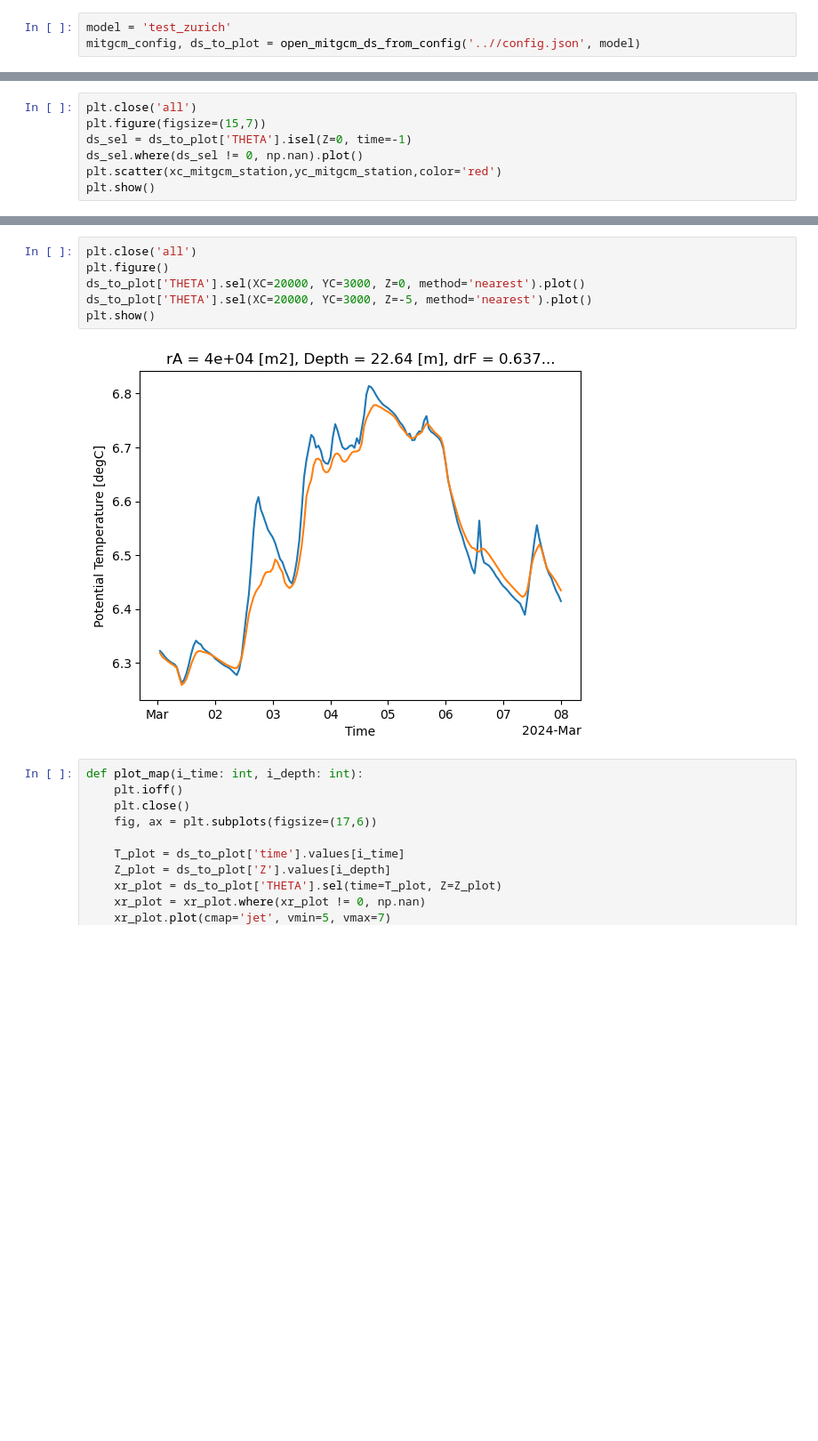
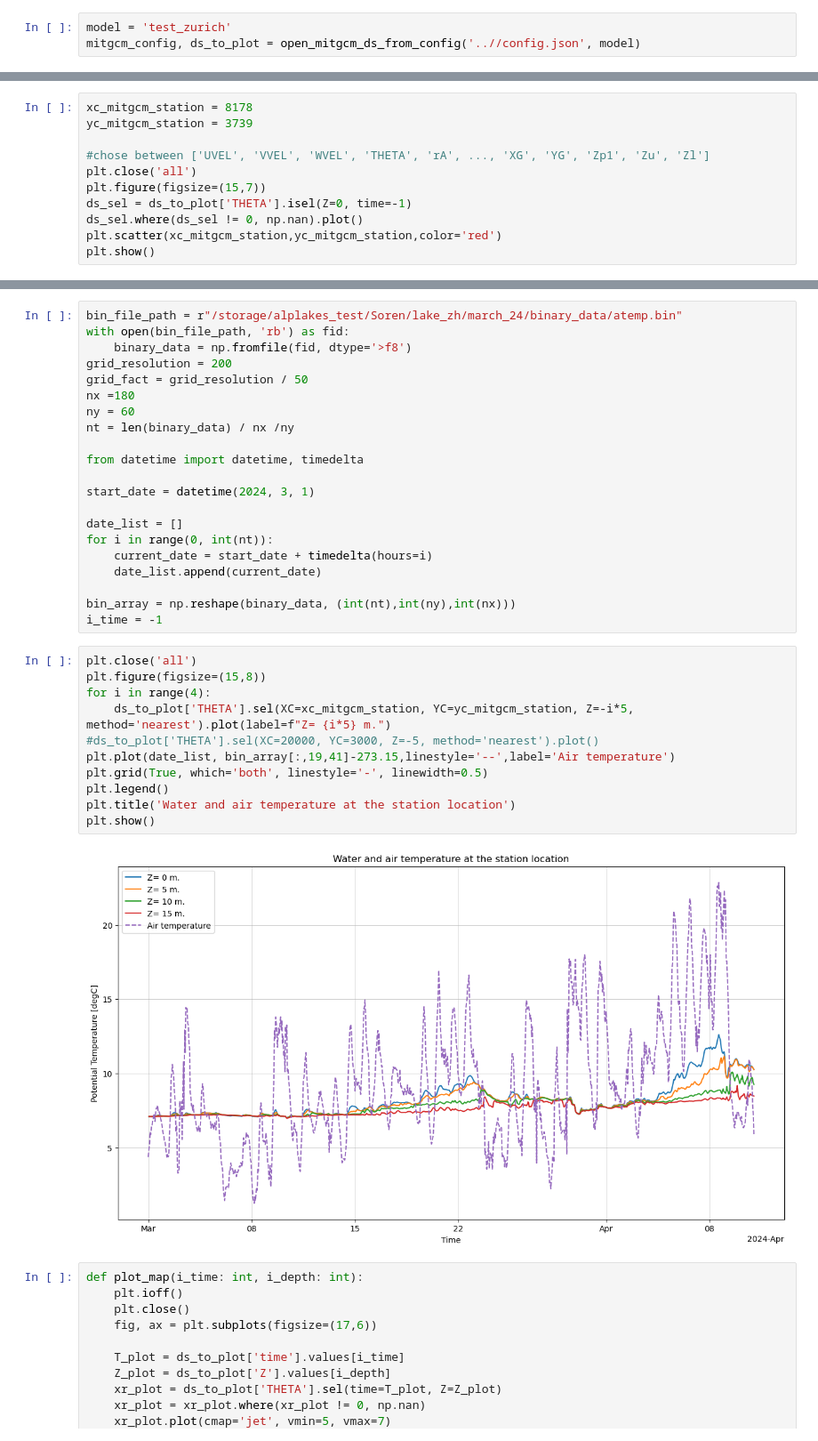
Before and after one commit to leroquan/plot_results, a Jupyter notebook: mitgcm/results_analysis/display_binary_results.ipynb, the cells around one changed output, grey strips where cells are left out. Shown at 89% size. Saved outputs shown, nothing was run; the diff lists cells and outputs as text; blank space fills up the shorter version.

```diff
--- a/mitgcm/results_analysis/display_binary_results.ipynb
+++ b/mitgcm/results_analysis/display_binary_results.ipynb
@@ -31,4 +33,8 @@ ds_to_plot = ds_to_plot.isel(YG=range(0,54), YC=range(0,54))
 # %%
+xc_mitgcm_station = 8178
+yc_mitgcm_station = 3739
+
+#chose between ['UVEL', 'VVEL', 'WVEL', 'THETA', 'rA', ..., 'XG', 'YG', 'Zp1', 'Zu', 'Zl']
 plt.close('all')
 plt.figure(figsize=(15,7))
 ds_sel = ds_to_plot['THETA'].isel(Z=0, time=-1)
@@ -40,11 +46,37 @@ plt.show()
+# %%
+bin_file_path = r"/storage/alplakes_test/Soren/lake_zh/march_24/binary_data/atemp.bin"
+with open(bin_file_path, 'rb') as fid:
+    binary_data = np.fromfile(fid, dtype='>f8')
+grid_resolution = 200
+grid_fact = grid_resolution / 50
+nx =180
+ny = 60
+nt = len(binary_data) / nx /ny
+
+from datetime import datetime, timedelta
+
+start_date = datetime(2024, 3, 1)
+
+date_list = []
+for i in range(0, int(nt)):
+    current_date = start_date + timedelta(hours=i)
+    date_list.append(current_date)
+
+bin_array = np.reshape(binary_data, (int(nt),int(ny),int(nx)))
+i_time = -1
 # %%
 plt.close('all')
-plt.figure()
-ds_to_plot['THETA'].sel(XC=20000, YC=3000, Z=0, method='nearest').plot()
-ds_to_plot['THETA'].sel(XC=20000, YC=3000, Z=-5, method='nearest').plot()
+plt.figure(figsize=(15,8))
+for i in range(4):
+    ds_to_plot['THETA'].sel(XC=xc_mitgcm_station, YC=yc_mitgcm_station, Z=-i*5, method='nearest').plot(label=f"Z= {i*5} m.")
+#ds_to_plot['THETA'].sel(XC=20000, YC=3000, Z=-5, method='nearest').plot()
+plt.plot(date_list, bin_array[:,19,41]-273.15,linestyle='--',label='Air temperature')
+plt.grid(True, which='both', linestyle='-', linewidth=0.5)
+plt.legend()
+plt.title('Water and air temperature at the station location')
 plt.show()
 # %% [output]
-[figure, old version]
+[figure, new version]
 # %%
 def plot_map(i_time: int, i_depth: int):
     plt.ioff()
```
Also changed, not shown: parts of 2 cells of this notebook, 4 other files.
